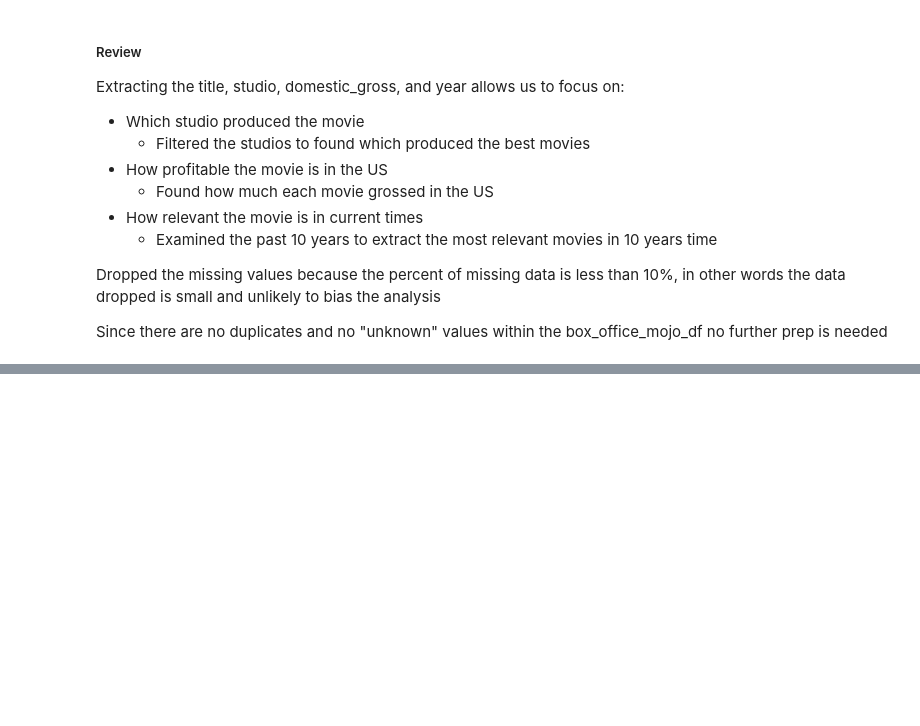
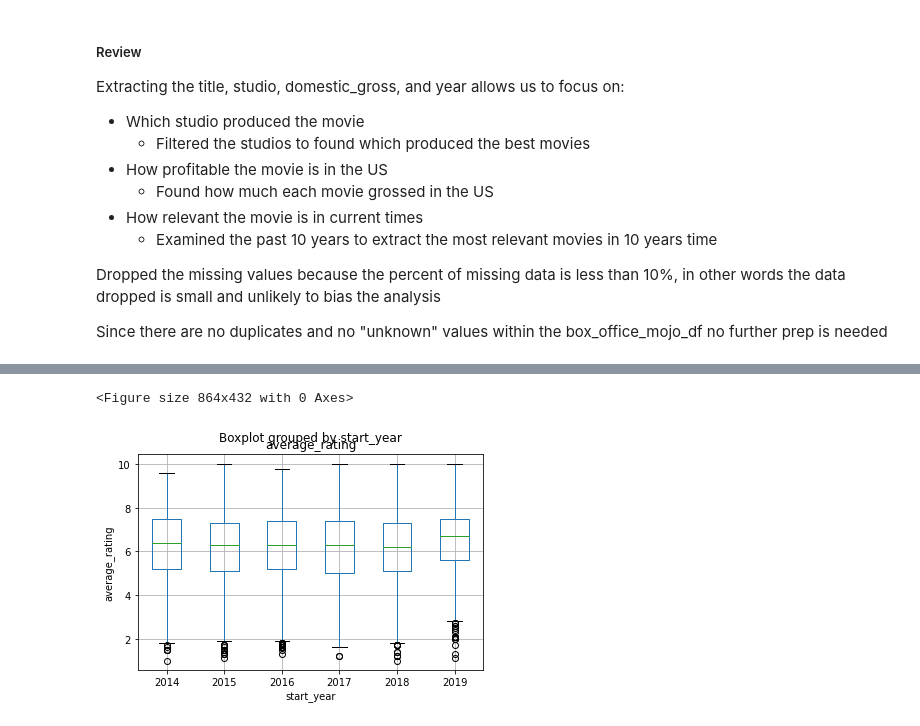
Before and after one commit to Haoweee/Original-Film-Production, a Jupyter notebook: phase2-project.ipynb, the cells around one changed output, grey strips where cells are left out. Drawn from its saved outputs; the diff is of its cells as text; code cells hidden in the pictures; blank space fills up the shorter version.

```diff
--- a/phase2-project.ipynb
+++ b/phase2-project.ipynb
@@ -659,0 +703,6 @@ Since there are no duplicates and no "unknown" values within the box_office_mojo
+# %%
+# fill the NaN values with "Unknown" in the runtime_minutes column
+imdb_movies_df['runtime_minutes'].fillna('Unknown', inplace=True)
+# %%
+# drop the rows with missing values in the genres column
+imdb_movies_df.dropna(subset=['genres'], inplace=True)
@@ -659,0 +726,3 @@ Since there are no duplicates and no "unknown" values within the box_office_mojo
+# %%
+# drop all duplicates
+imdb_movies_df.drop_duplicates(inplace=True)
@@ -697,0 +941,9 @@ memory usage: 170.9+ KB
+# %%
+# plot the outliers for average_rating and primary_title using a box plot
+plt.figure(figsize=(12, 6))
+imdb_movies_df.boxplot(column='average_rating', by='start_year')
+plt.ylabel('average_rating')
+plt.show()
+# %% [output]
+<Figure size 864x432 with 0 Axes>
+[figure, added]
```
Also changed, not shown: parts of 38 cells of this notebook.
